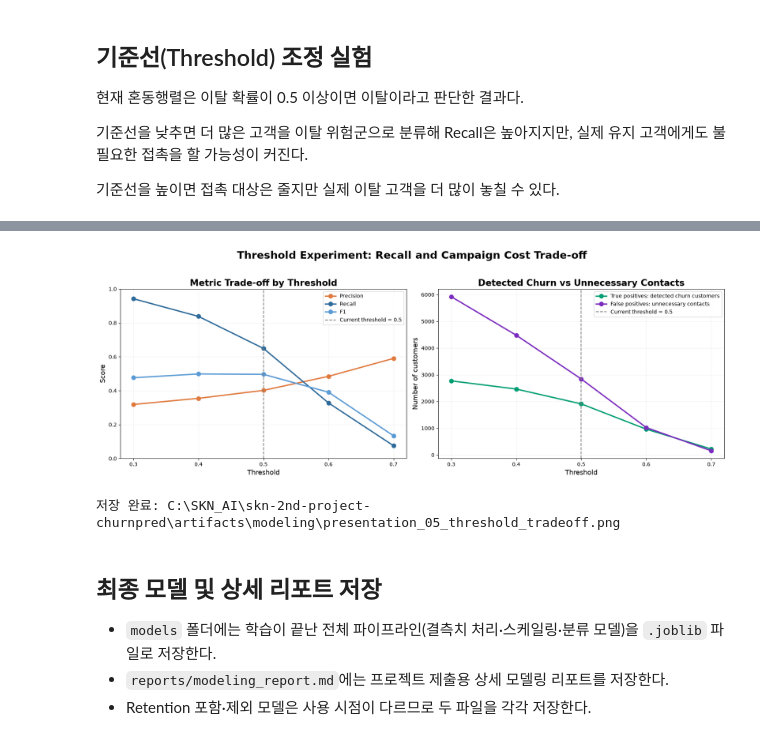
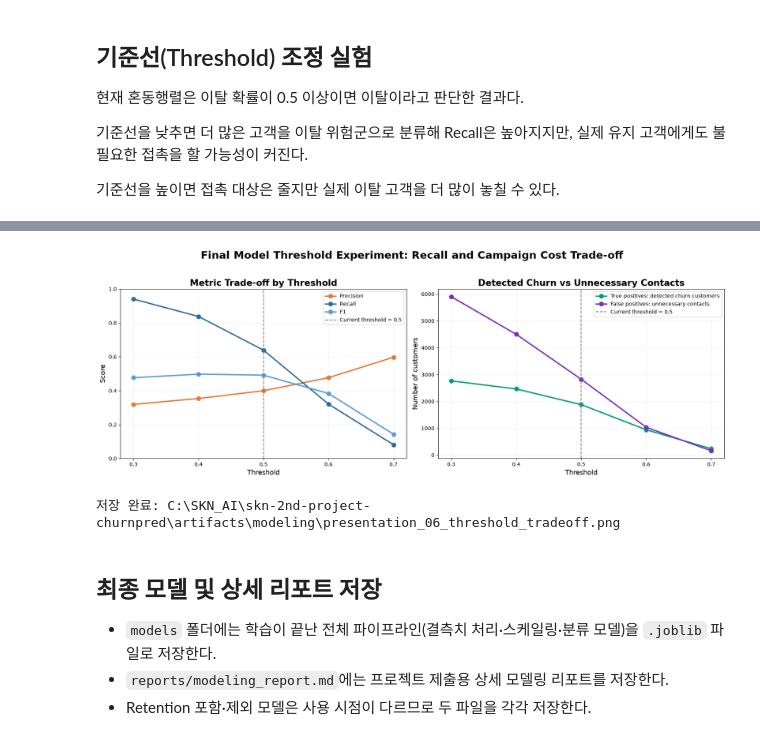
Before and after one commit to skn-2nd-churn-pred/skn-2nd-project-churnpred, a Jupyter notebook: notebooks/02_model.ipynb, the cells around one changed output, grey strips where cells are left out. Drawn from its saved outputs; the diff is of its cells as text; code cells hidden in the pictures.

```diff
--- a/notebooks/02_model.ipynb
+++ b/notebooks/02_model.ipynb
@@ -254,6 +268,7 @@ def evaluate_feature_set(feature_set: str, X_train, y_train, X_val, y_val):
             "feature_set": feature_set,
             "model": model_name,
             "roc_auc": roc_auc_score(y_val, probability),
+            "pr_auc": average_precision_score(y_val, probability),
             "accuracy": accuracy_score(y_val, prediction),
             "balanced_accuracy": balanced_accuracy_score(y_val, prediction),
             "precision": precision_score(y_val, prediction, zero_division=0),
@@ -337,13 +357,14 @@ display(comparison.round(4))
 # 10. 모델 핵심 성능 비교 시각화
 plot_data = results.melt(
     id_vars=["feature_set", "model"],
-    value_vars=["roc_auc", "accuracy", "precision", "recall", "f1"],
+    value_vars=["roc_auc", "pr_auc", "accuracy", "precision", "recall", "f1"],
     var_name="metric",
     value_name="score",
 )
 
-fig, axes = plt.subplots(2, 3, figsize=(16, 9))
-for axis, metric in zip(axes.ravel(), ["roc_auc", "accuracy", "precision", "recall", "f1"]):
+metric_order = ["roc_auc", "pr_auc", "accuracy", "precision", "recall", "f1"]
+fig, axes = plt.subplots(2, 3, figsize=(18, 10))
+for axis, metric in zip(axes.ravel(), metric_order):
     subset = plot_data[plot_data["metric"] == metric]
     sns.barplot(data=subset, x="model", y="score", hue="feature_set", ax=axis)
     axis.set_title(metric.upper() + " by feature set")
@@ -353,7 +374,6 @@ for axis, metric in zip(axes.ravel(), ["roc_auc", "accuracy", "precision", "reca
     axis.tick_params(axis="x", rotation=15)
     axis.grid(axis="y", alpha=0.25)
 
-axes[1, 2].axis("off")
 plt.tight_layout()
 figure_path = OUTPUT_DIR / "presentation_00_retention_model_comparison.png"
 plt.savefig(figure_path, dpi=160, bbox_inches="tight")
@@ -392,19 +434,20 @@ ROC-AUC: 0.6738 | Accuracy: 0.6193 | Recall: 0.6390 | F1: 0.4917
 # 12. ① 핵심 성능 비교 그래프
 presentation_metrics = results.melt(
     id_vars=["feature_set", "model"],
-    value_vars=["roc_auc", "recall", "f1"],
+    value_vars=["roc_auc", "pr_auc", "recall", "f1"],
     var_name="metric",
     value_name="score",
 )
 
 metric_titles = {
     "roc_auc": "ROC-AUC",
+    "pr_auc": "PR-AUC",
     "recall": "Recall",
     "f1": "F1-score",
 }
 
-fig, axes = plt.subplots(1, 3, figsize=(20, 6))
-for axis, metric in zip(axes, ["roc_auc", "recall", "f1"]):
+fig, axes = plt.subplots(2, 2, figsize=(20, 12))
+for axis, metric in zip(axes.ravel(), ["roc_auc", "pr_auc", "recall", "f1"]):
     subset = presentation_metrics[presentation_metrics["metric"] == metric]
     sns.barplot(
         data=subset,
@@ -425,7 +468,7 @@ for axis, metric in zip(axes, ["roc_auc", "recall", "f1"]):
     for container in axis.containers:
         axis.bar_label(container, fmt="%.3f", padding=3, fontsize=10)
 
-fig.suptitle("Model Performance: Retention Included vs Excluded", fontsize=22, weight="bold", y=1.03)
+fig.suptitle("Model Performance: Retention Included vs Excluded", fontsize=22, weight="bold", y=1.01)
 plt.tight_layout()
 path_performance = OUTPUT_DIR / "presentation_01_model_performance.png"
 plt.savefig(path_performance, dpi=220, bbox_inches="tight")
@@ -595,20 +673,23 @@ print("저장 완료:", path_importance)
 
 기준선을 높이면 접촉 대상은 줄지만 실제 이탈 고객을 더 많이 놓칠 수 있다.
 # %%
-# 16. ⑤ 기준선(Threshold)별 이탈 탐지·오탐의 균형 비교
-# 전체 ROC-AUC가 가장 높은 Retention 포함 최종 모델을 기준으로 실험한다.
+# 17. ⑥ 최종 채택 모델의 기준선(Threshold)별 이탈 탐지·오탐 균형 비교
+# 최종 운영 모델: HistGradientBoosting (without_retention)
 thresholds = [0.3, 0.4, 0.5, 0.6, 0.7]
 threshold_rows = []
 
+probability_final = probability_without
+y_val_final = y_val_without
+
 for threshold in thresholds:
-    threshold_prediction = (probability_with >= threshold).astype(int)
-    tn, fp, fn, tp = confusion_matrix(y_val_with, threshold_prediction, labels=[0, 1]).ravel()
+    threshold_prediction = (probability_final >= threshold).astype(int)
+    tn, fp, fn, tp = confusion_matrix(y_val_final, threshold_prediction, labels=[0, 1]).ravel()
     threshold_rows.append({
         "threshold": threshold,
-        "accuracy": accuracy_score(y_val_with, threshold_prediction),
-        "precision": precision_score(y_val_with, threshold_prediction, zero_division=0),
-        "recall": recall_score(y_val_with, threshold_prediction, zero_division=0),
-        "f1": f1_score(y_val_with, threshold_prediction, zero_division=0),
+        "accuracy": accuracy_score(y_val_final, threshold_prediction),
+        "precision": precision_score(y_val_final, threshold_prediction, zero_division=0),
+        "recall": recall_score(y_val_final, threshold_prediction, zero_division=0),
+        "f1": f1_score(y_val_final, threshold_prediction, zero_division=0),
         "predicted_churn_customers": int(threshold_prediction.sum()),
         "true_positive": int(tp),
         "false_positive": int(fp),
@@ -620,16 +701,10 @@ display(threshold_results.round(4))
 
 fig, axes = plt.subplots(1, 2, figsize=(17, 6))
 
-# 왼쪽: 평가 지표의 변화
 for metric, color in [("precision", "#E07A3F"), ("recall", "#2F6B9A"), ("f1", "#5B9BD5")]:
     axes[0].plot(
-        threshold_results["threshold"],
-        threshold_results[metric],
-        marker="o",
-        linewidth=2.5,
-        markersize=8,
-        label=metric.capitalize(),
-        color=color,
+        threshold_results["threshold"], threshold_results[metric], marker="o",
+        linewidth=2.5, markersize=8, label=metric.capitalize(), color=color,
     )
 axes[0].axvline(0.5, linestyle="--", color="gray", label="Current threshold = 0.5")
 axes[0].set_title("Metric Trade-off by Threshold", fontsize=17, weight="bold")
@@ -640,24 +715,15 @@ axes[0].set_ylim(0, 1)
 axes[0].grid(alpha=0.25)
 axes[0].legend()
 
-# 오른쪽: 실제 이탈 탐지 수와 오탐 수의 변화
 axes[1].plot(
-    threshold_results["threshold"],
-    threshold_results["true_positive"],
-    marker="o",
-    linewidth=2.5,
-    markersize=8,
-    label="True positives: detected churn customers",
-    color="#009E73",
+    threshold_results["threshold"], threshold_results["true_positive"], marker="o",
+    linewidth=2.5, markersize=8,
+    label="True positives: detected churn customers", color="#009E73",
 )
 axes[1].plot(
-    threshold_results["threshold"],
-    threshold_results["false_positive"],
-    marker="o",
-    linewidth=2.5,
-    markersize=8,
-    label="False positives: unnecessary contacts",
-    color="#7B2CBF",
+    threshold_results["threshold"], threshold_results["false_positive"], marker="o",
+    linewidth=2.5, markersize=8,
+    label="False positives: unnecessary contacts", color="#7B2CBF",
 )
 axes[1].axvline(0.5, linestyle="--", color="gray", label="Current threshold = 0.5")
 axes[1].set_title("Detected Churn vs Unnecessary Contacts", fontsize=17, weight="bold")
@@ -667,9 +733,9 @@ axes[1].set_xticks(thresholds)
 axes[1].grid(alpha=0.25)
 axes[1].legend(fontsize=10)
 
-fig.suptitle("Threshold Experiment: Recall and Campaign Cost Trade-off", fontsize=20, weight="bold", y=1.03)
+fig.suptitle("Final Model Threshold Experiment: Recall and Campaign Cost Trade-off", fontsize=20, weight="bold", y=1.03)
 plt.tight_layout()
-threshold_figure_path = OUTPUT_DIR / "presentation_05_threshold_tradeoff.png"
+threshold_figure_path = OUTPUT_DIR / "presentation_06_threshold_tradeoff.png"
 plt.savefig(threshold_figure_path, dpi=220, bbox_inches="tight")
 plt.show()
 print("저장 완료:", threshold_figure_path)
@@ -683,5 +749,5 @@ print("저장 완료:", threshold_figure_path)
-[figure, old version]
+[figure, new version]
-저장 완료: C:\SKN_AI\skn-2nd-project-churnpred\artifacts\modeling\presentation_05_threshold_tradeoff.png
+저장 완료: C:\SKN_AI\skn-2nd-project-churnpred\artifacts\modeling\presentation_06_threshold_tradeoff.png
 # %% [markdown]
 ## 최종 모델 및 상세 리포트 저장
 
```
Also changed, not shown: parts of 15 cells of this notebook, 10 other files.
